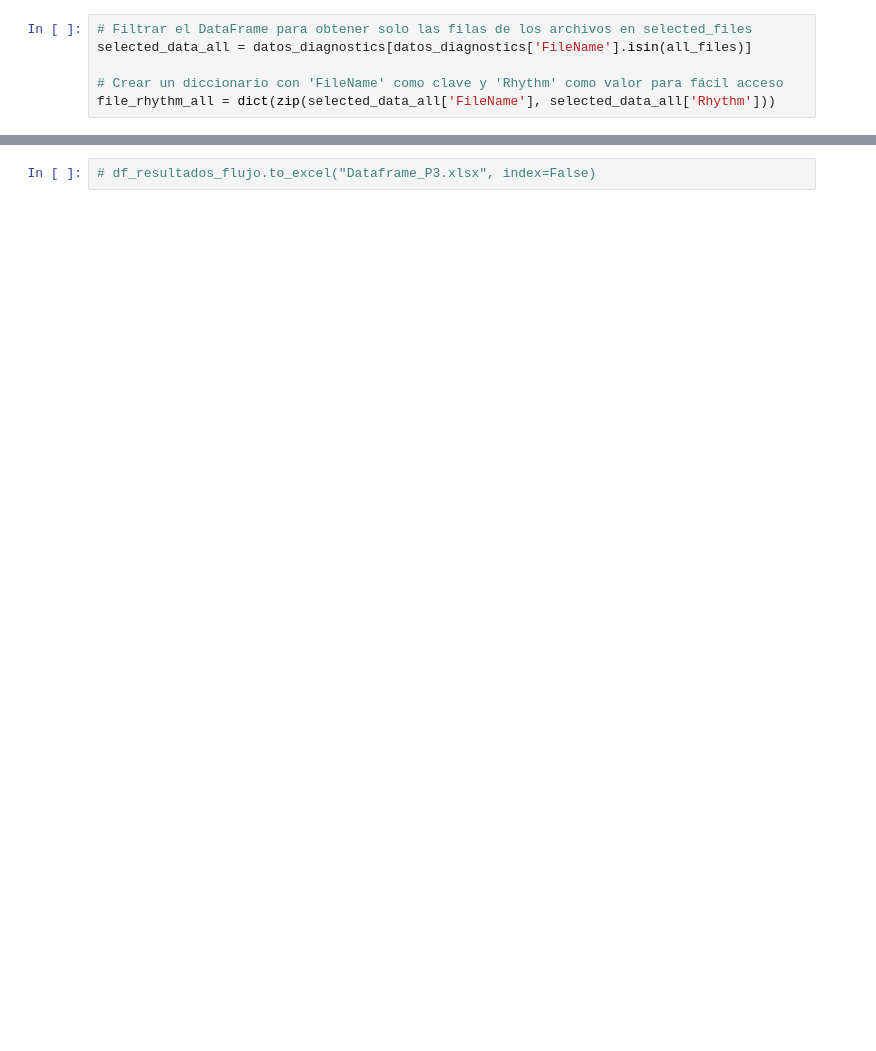
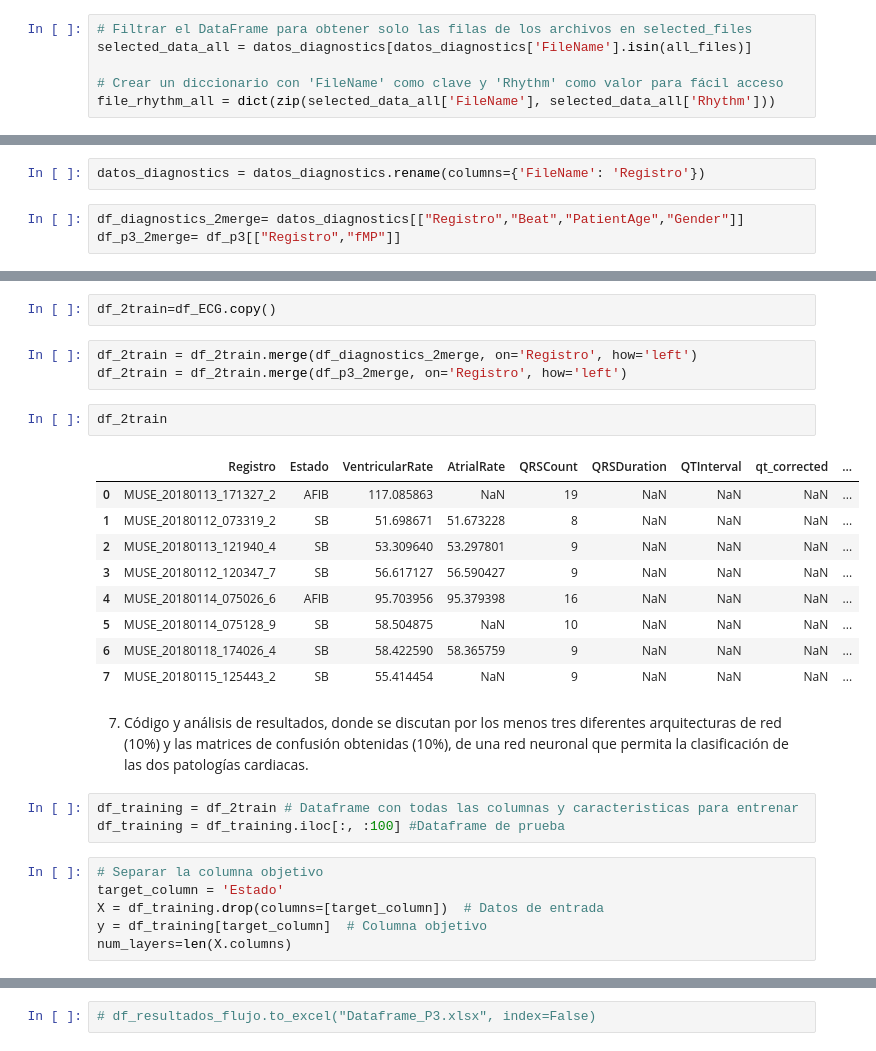
Before and after one commit to MariaOs02/LabBiosenales, a Jupyter notebook: Proyecto_4/Proyecto4.ipynb, the cells around one changed output, grey strips where cells are left out. Saved outputs shown, nothing was run; the diff lists cells and outputs as text; blank space fills up the shorter version.

```diff
--- a/Proyecto_4/Proyecto4.ipynb
+++ b/Proyecto_4/Proyecto4.ipynb
@@ -341,0 +268,5 @@ file_rhythm_all = dict(zip(selected_data_all['FileName'], selected_data_all['Rhy
+# %%
+datos_diagnostics = datos_diagnostics.rename(columns={'FileName': 'Registro'})
+# %%
+df_diagnostics_2merge= datos_diagnostics[["Registro","Beat","PatientAge","Gender"]]
+df_p3_2merge= df_p3[["Registro","fMP"]]
@@ -341,0 +303,28 @@ file_rhythm_all = dict(zip(selected_data_all['FileName'], selected_data_all['Rhy
+# %%
+df_2train=df_ECG.copy()
+# %%
+df_2train = df_2train.merge(df_diagnostics_2merge, on='Registro', how='left')
+df_2train = df_2train.merge(df_p3_2merge, on='Registro', how='left')
+# %%
+df_2train
+# %% [output]
+|  | Registro | Estado | VentricularRate | AtrialRate | QRSCount | QRSDuration | QTInterval | qt_corrected | ... |
+| 0 | MUSE_20180113_171327_2 | AFIB | 117.085863 | NaN | 19 | NaN | NaN | NaN | ... |
+| 1 | MUSE_20180112_073319_2 | SB | 51.698671 | 51.673228 | 8 | NaN | NaN | NaN | ... |
+| 2 | MUSE_20180113_121940_4 | SB | 53.309640 | 53.297801 | 9 | NaN | NaN | NaN | ... |
+| 3 | MUSE_20180112_120347_7 | SB | 56.617127 | 56.590427 | 9 | NaN | NaN | NaN | ... |
+| 4 | MUSE_20180114_075026_6 | AFIB | 95.703956 | 95.379398 | 16 | NaN | NaN | NaN | ... |
+| 5 | MUSE_20180114_075128_9 | SB | 58.504875 | NaN | 10 | NaN | NaN | NaN | ... |
+| 6 | MUSE_20180118_174026_4 | SB | 58.422590 | 58.365759 | 9 | NaN | NaN | NaN | ... |
+| 7 | MUSE_20180115_125443_2 | SB | 55.414454 | NaN | 9 | NaN | NaN | NaN | ... |
+# %% [markdown]
+7. Código y análisis de resultados, donde se discutan por los menos tres diferentes arquitecturas de red (10%) y las matrices de confusión obtenidas (10%), de una red neuronal que permita la clasificación de las dos patologías cardiacas.
+# %%
+df_training = df_2train # Dataframe con todas las columnas y caracteristicas para entrenar
+df_training = df_training.iloc[:, :100] #Dataframe de prueba
+# %%
+# Separar la columna objetivo
+target_column = 'Estado'
+X = df_training.drop(columns=[target_column])  # Datos de entrada
+y = df_training[target_column]  # Columna objetivo
+num_layers=len(X.columns)
```
Also changed, not shown: parts of 61 cells of this notebook, 1 other file.
